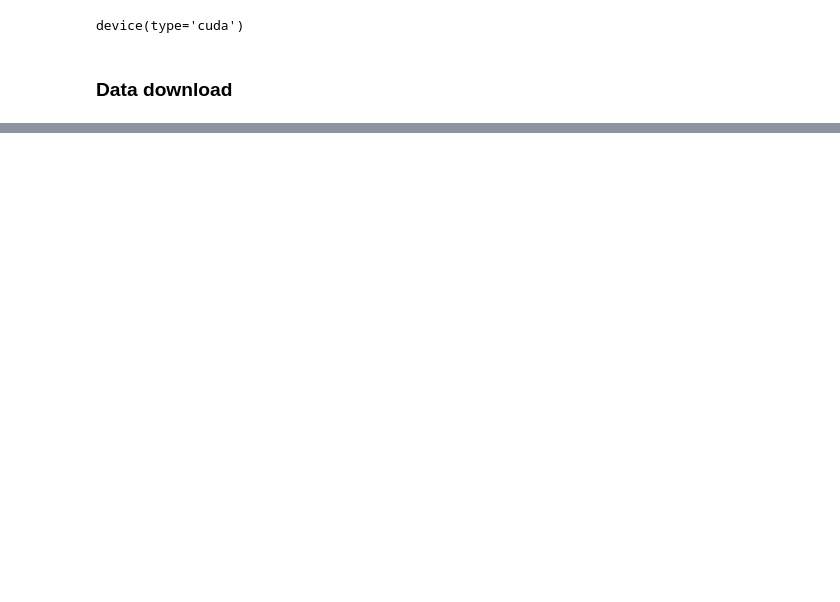
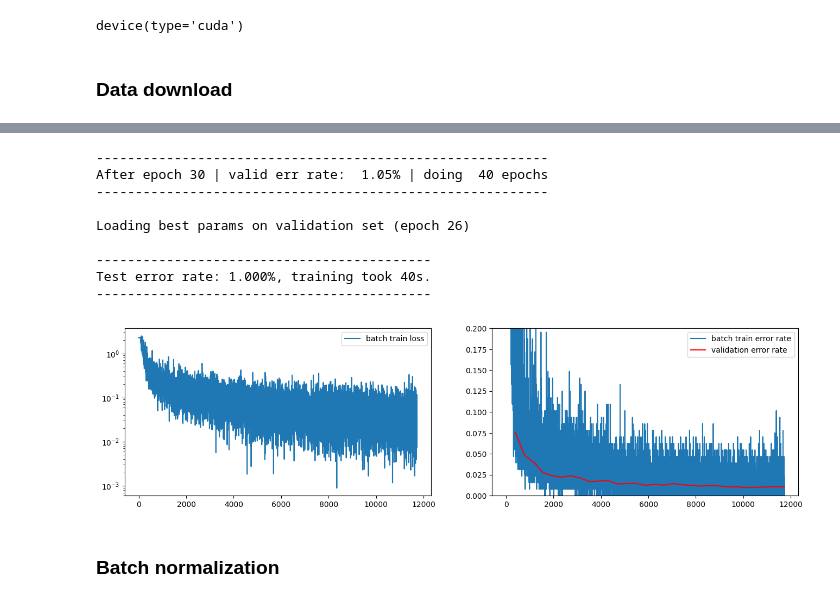
Before and after one commit to dmika1234/dl_uwr, a Jupyter notebook: Assignments/Assignment2/colab_run.ipynb, the cells around one changed output, grey strips where cells are left out. Saved outputs shown, nothing was run; the diff lists cells and outputs as text; code cells hidden in the pictures; blank space fills up the shorter version.

```diff
--- a/Assignments/Assignment2/colab_run.ipynb
+++ b/Assignments/Assignment2/colab_run.ipynb
@@ -208,0 +140,37 @@ device(type='cuda')
+# %%
+alpha = 0.25
+epsilon = 0.9
+decay=0.0
+max_num_epochs = 30
+hidden_neurons = 800
+gain = 0.1
+lr_schedule = (partial(div_schedule2, threshold=10), "epochs")
+
+torch.manual_seed(2023)
+model = Model(nn.Linear(28 * 28, hidden_neurons),
+              nn.ReLU(),
+              nn.Linear(hidden_neurons, hidden_neurons),
+              nn.ReLU(),
+              nn.Linear(hidden_neurons, 10))
+model.init_params_xavier(gain=gain)
+
+transforms_train = torchvision.transforms.Compose([
+    torchvision.transforms.RandomAffine(degrees=15, translate=(0.1, 0.1)),
+    torchvision.transforms.ColorJitter(brightness=0.2, contrast=0.2, saturation=0.2),
+    torchvision.transforms.Normalize((0.1307,), (0.3081,))
+])
+# %%
+train_model(model, mnist_loaders, alpha, epsilon, lr_schedule, decay, max_num_epochs, train_transform=transforms_train, device=device)
+# %% [output]
+----------------------------------------------------------
+After epoch 30 | valid err rate:  1.05% | doing  40 epochs
+----------------------------------------------------------
+
+Loading best params on validation set (epoch 26)
+
+-------------------------------------------
+Test error rate: 1.000%, training took 40s.
+-------------------------------------------
+[figure, added]
+# %% [markdown]
+### Batch normalization
```
Also changed, not shown: parts of 36 cells of this notebook.
